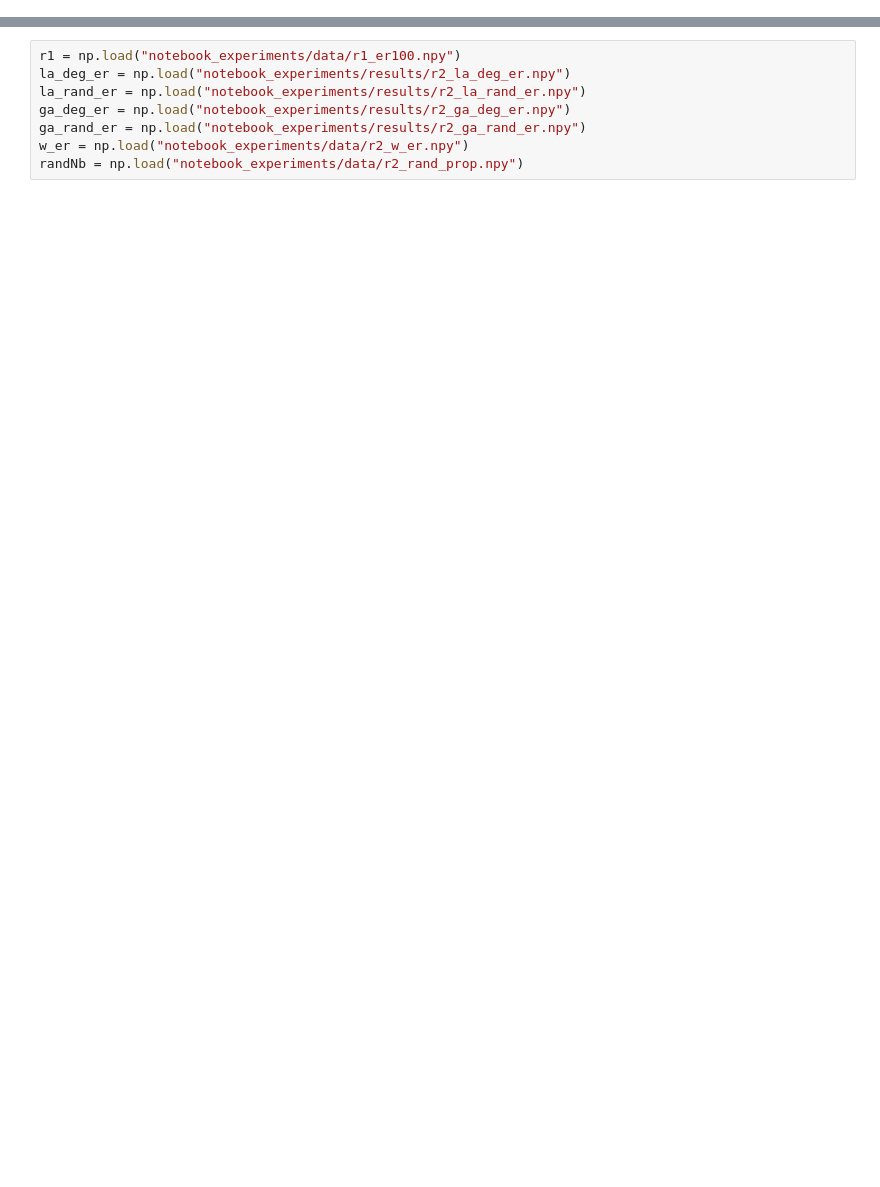
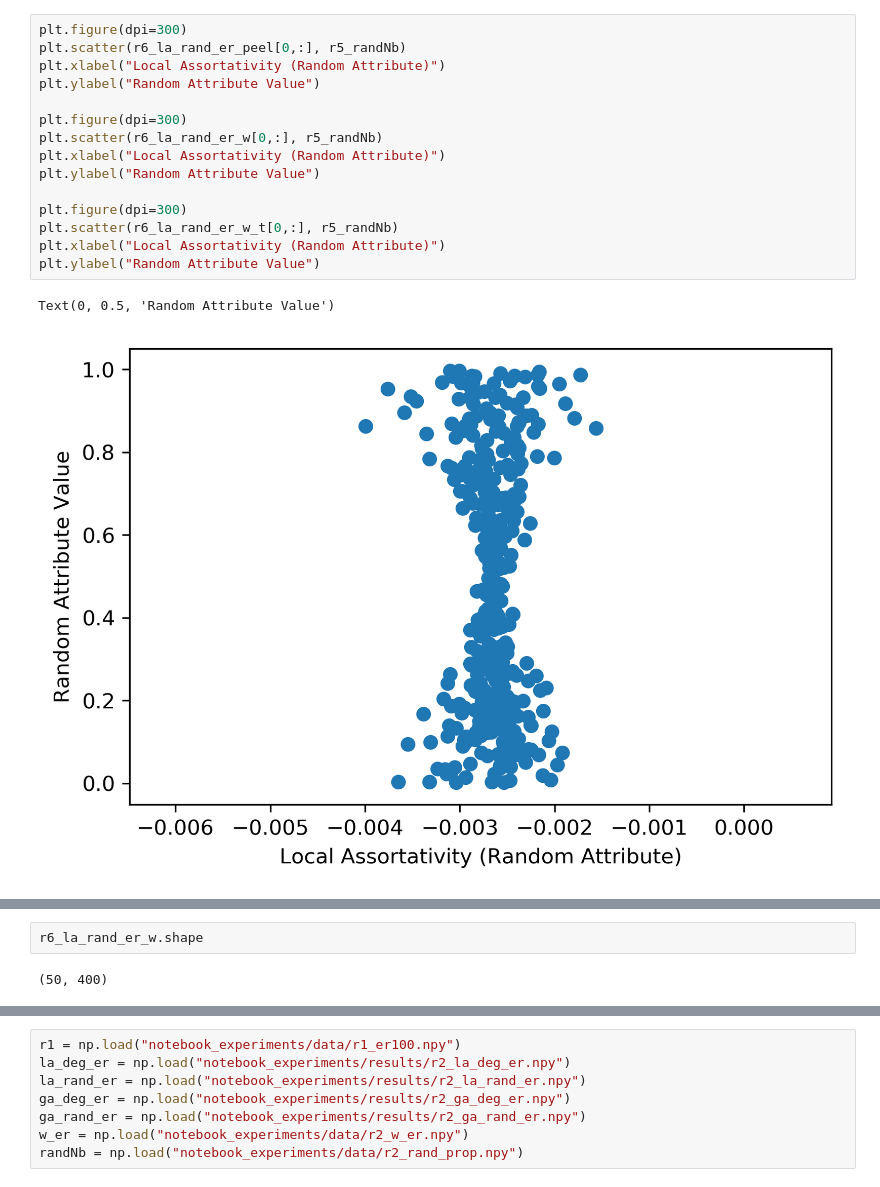
Before and after one commit to VinceBaz/projects_networks, a Jupyter notebook: experiments.ipynb, the cells around one changed output, grey strips where cells are left out. Saved outputs shown, nothing was run; the diff lists cells and outputs as text; blank space fills up the shorter version.

```diff
--- a/experiments.ipynb
+++ b/experiments.ipynb
@@ -9,0 +168,18 @@ FIGURE #1
+# %%
+plt.figure(dpi=300)
+plt.scatter(r6_la_rand_er_peel[0,:], r5_randNb)
+plt.xlabel("Local Assortativity (Random Attribute)")
+plt.ylabel("Random Attribute Value")
+
+plt.figure(dpi=300)
+plt.scatter(r6_la_rand_er_w[0,:], r5_randNb)
+plt.xlabel("Local Assortativity (Random Attribute)")
+plt.ylabel("Random Attribute Value")
+
+plt.figure(dpi=300)
+plt.scatter(r6_la_rand_er_w_t[0,:], r5_randNb)
+plt.xlabel("Local Assortativity (Random Attribute)")
+plt.ylabel("Random Attribute Value")
+# %% [output]
+Text(0, 0.5, 'Random Attribute Value')
+[figure, added]
@@ -9,0 +188,4 @@ FIGURE #1
+# %%
+r6_la_rand_er_w.shape
+# %% [output]
+(50, 400)
```
Also changed, not shown: parts of 26 cells of this notebook, 16 other files.
